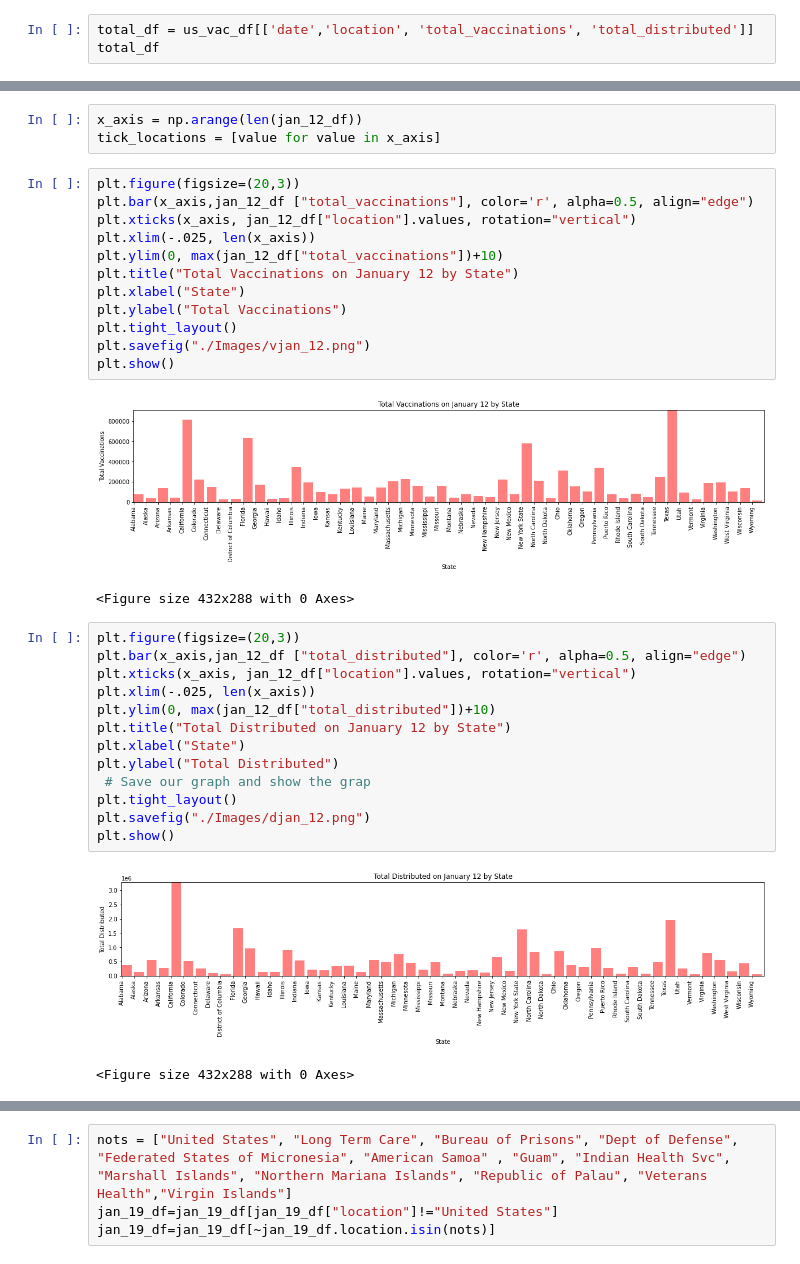
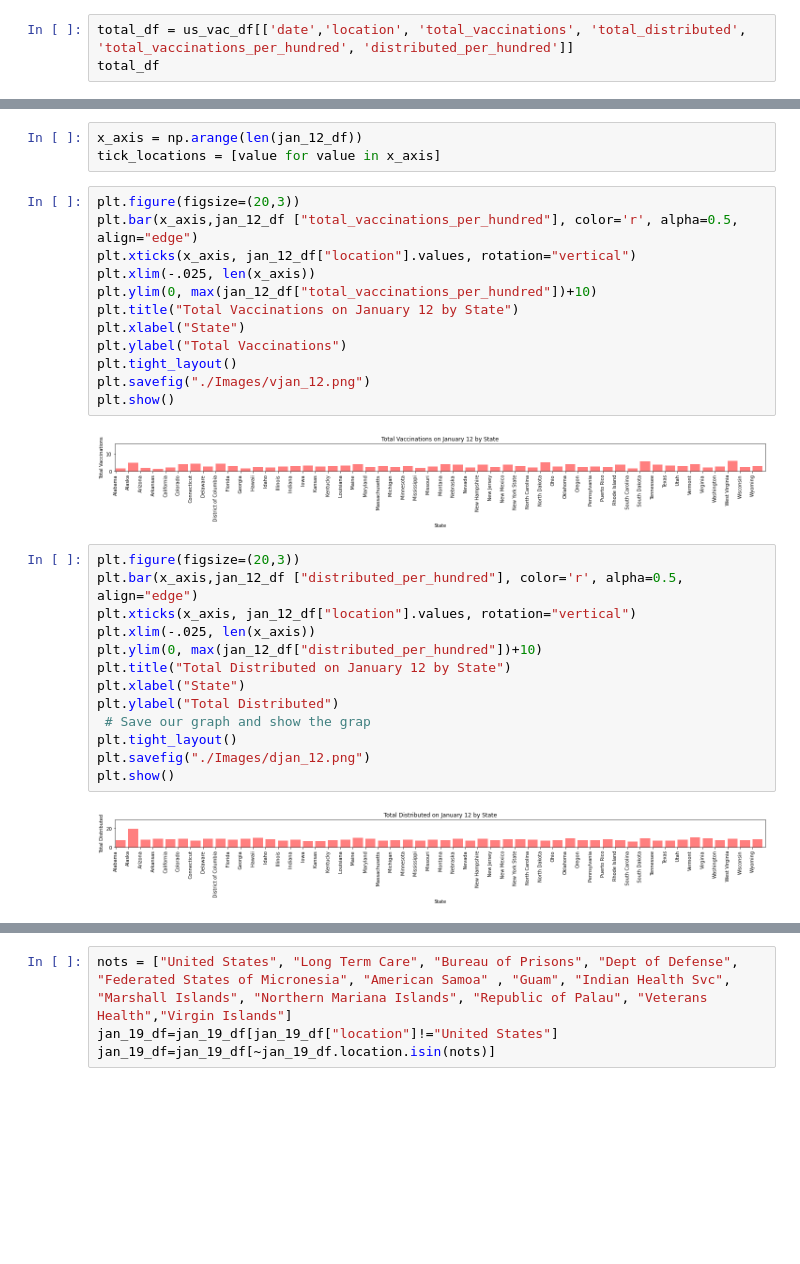
Before and after one commit to kfield1/Project-Covid, a Jupyter notebook: Vaccinations.ipynb, the cells around one changed output, grey strips where cells are left out. Cells and saved outputs as stored; diff of their text form; blank space fills up the shorter version.

Commit message:
added per hundred

```diff
--- a/Vaccinations.ipynb
+++ b/Vaccinations.ipynb
@@ -26,6 +26,6 @@ Index(['date', 'location', 'total_vaccinations', 'total_distributed',
        'daily_vaccinations_per_million', 'share_doses_used'],
       dtype='object')
 # %%
-total_df = us_vac_df[['date','location', 'total_vaccinations', 'total_distributed']]
+total_df = us_vac_df[['date','location', 'total_vaccinations', 'total_distributed', 'total_vaccinations_per_hundred', 'distributed_per_hundred']]
 total_df
 # %% [output]
@@ -100,25 +104,24 @@ x_axis = np.arange(len(jan_12_df))
 tick_locations = [value for value in x_axis]
 # %%
 plt.figure(figsize=(20,3))
-plt.bar(x_axis,jan_12_df ["total_vaccinations"], color='r', alpha=0.5, align="edge")
+plt.bar(x_axis,jan_12_df ["total_vaccinations_per_hundred"], color='r', alpha=0.5, align="edge")
 plt.xticks(x_axis, jan_12_df["location"].values, rotation="vertical")
 plt.xlim(-.025, len(x_axis))
-plt.ylim(0, max(jan_12_df["total_vaccinations"])+10)
+plt.ylim(0, max(jan_12_df["total_vaccinations_per_hundred"])+10)
 plt.title("Total Vaccinations on January 12 by State")
 plt.xlabel("State")
 plt.ylabel("Total Vaccinations")
 plt.tight_layout()
 plt.savefig("./Images/vjan_12.png")
 plt.show()
 # %% [output]
-[figure, old version]
+[figure, new version]
-<Figure size 432x288 with 0 Axes>
 # %%
 plt.figure(figsize=(20,3))
-plt.bar(x_axis,jan_12_df ["total_distributed"], color='r', alpha=0.5, align="edge")
+plt.bar(x_axis,jan_12_df ["distributed_per_hundred"], color='r', alpha=0.5, align="edge")
 plt.xticks(x_axis, jan_12_df["location"].values, rotation="vertical")
 plt.xlim(-.025, len(x_axis))
-plt.ylim(0, max(jan_12_df["total_distributed"])+10)
+plt.ylim(0, max(jan_12_df["distributed_per_hundred"])+10)
 plt.title("Total Distributed on January 12 by State")
 plt.xlabel("State")
 plt.ylabel("Total Distributed")
@@ -127,8 +130,7 @@ plt.tight_layout()
 plt.savefig("./Images/djan_12.png")
 plt.show()
 # %% [output]
-[figure, old version]
+[figure, new version]
-<Figure size 432x288 with 0 Axes>
 # %%
 jan_19_df=no_null_total_df[(no_null_total_df["date"]=="2021-01-19")]
 jan_19_df
```
Also changed, not shown: parts of 22 cells of this notebook, 13 other files.
